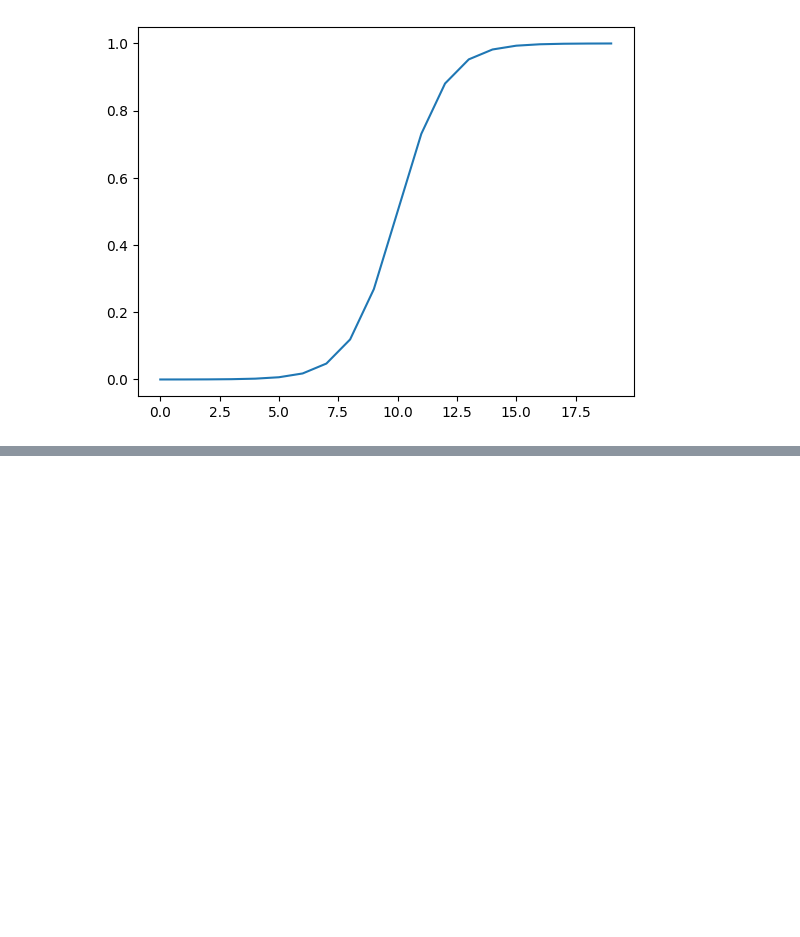
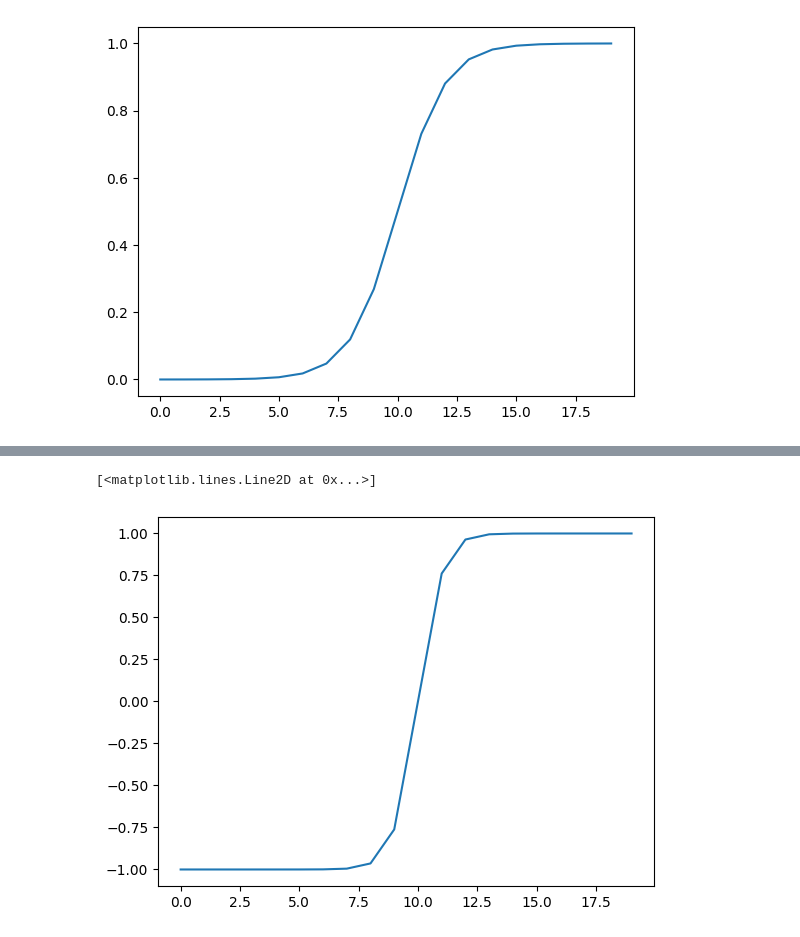
Before and after one commit to srikrish2812/pytorch_practice, a Jupyter notebook: torch_2_classification.ipynb, the cells around one changed output, grey strips where cells are left out. Drawn from its saved outputs; the diff is of its cells as text; code cells hidden in the pictures; blank space fills up the shorter version.

```diff
--- a/torch_2_classification.ipynb
+++ b/torch_2_classification.ipynb
@@ -778,0 +784,8 @@ plt.plot(sigmoid(A))
+# %%
+def tanh(x):
+    return (torch.exp(A)-torch.exp(-A))/(torch.exp(A)+torch.exp(-A))
+
+plt.plot(tanh(A))
+# %% [output]
+[<matplotlib.lines.Line2D at 0x...>]
+[figure, added]
```
Also changed, not shown: parts of 5 cells of this notebook.
